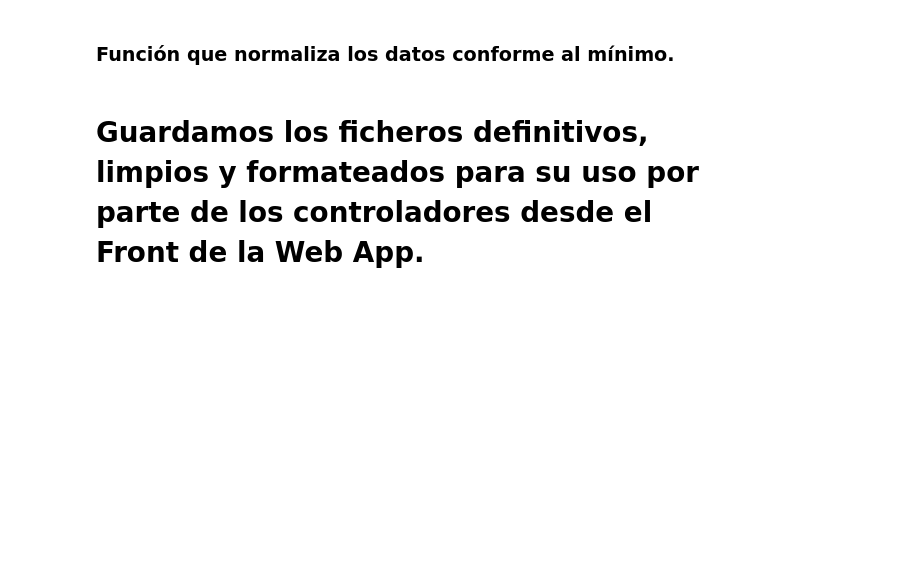
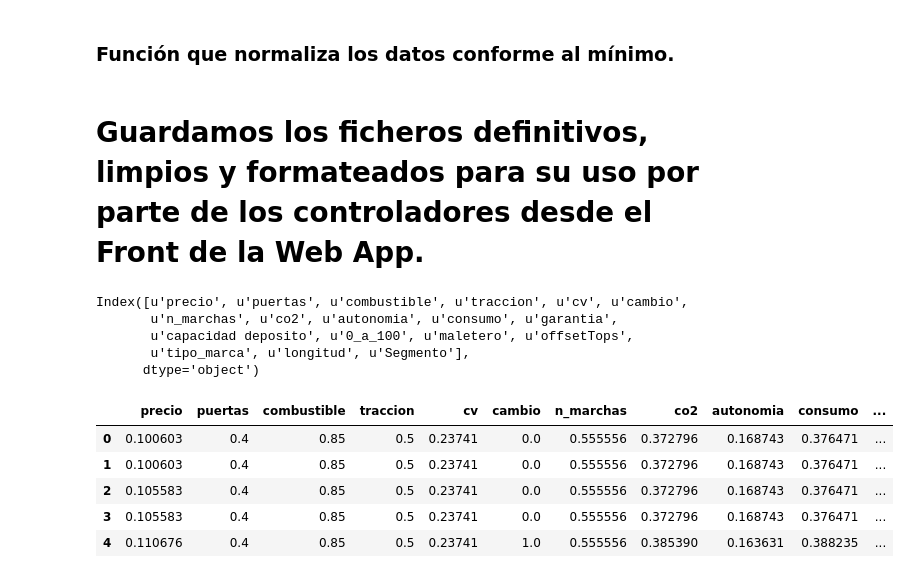
Before and after one commit to prealfer/TFM_Recomendador_de_automoviles, a Jupyter notebook: 3.Limpieza y ordenacion de datos.ipynb, the cells around one changed output. Cells and saved outputs as stored; diff of their text form; code cells hidden in the pictures; blank space fills up the shorter version.

```diff
--- a/3.Limpieza y ordenacion de datos.ipynb
+++ b/3.Limpieza y ordenacion de datos.ipynb
@@ -39,6 +50,8 @@ maleteros.rename(columns={'Marca': 'marca', 'marca-modelo': 'modelo', 'Maletero'
 
 ### - No entran en el objetivo definido por negocio.
 ### - Sus características generarían 'outliers' (no del todo).
+# %%
+df = datos
 # %%
 borrar_volkswagen = ['CADDY','CARAVELLE','CRAFTER','TRANSPORTER', 'UP COMERCIAL']
 borrar_toyota = ['LAND CRUISER COMERCIAL', 'PROACE', 'PROACE VERSO']
@@ -406,3 +421,20 @@ normalizada = normalize(datos_sin_normalizar)
 df_listado = df4[['marca','modelo','version','precio','segmento']]
 df_listado.to_csv('listado.csv',encoding='utf-8')
 normalizada.to_csv('normalizado.csv',encoding='utf-8')
+# %%
+normalizada.columns
+# %% [output]
+Index([u'precio', u'puertas', u'combustible', u'traccion', u'cv', u'cambio',
+       u'n_marchas', u'co2', u'autonomia', u'consumo', u'garantia',
+       u'capacidad deposito', u'0_a_100', u'maletero', u'offsetTops',
+       u'tipo_marca', u'longitud', u'Segmento'],
+      dtype='object')
+# %%
+normalizada.head()
+# %% [output]
+|  | precio | puertas | combustible | traccion | cv | cambio | n_marchas | co2 | autonomia | consumo | ... |
+| 0 | 0.100603 | 0.4 | 0.85 | 0.5 | 0.23741 | 0.0 | 0.555556 | 0.372796 | 0.168743 | 0.376471 | ... |
+| 1 | 0.100603 | 0.4 | 0.85 | 0.5 | 0.23741 | 0.0 | 0.555556 | 0.372796 | 0.168743 | 0.376471 | ... |
+| 2 | 0.105583 | 0.4 | 0.85 | 0.5 | 0.23741 | 0.0 | 0.555556 | 0.372796 | 0.168743 | 0.376471 | ... |
+| 3 | 0.105583 | 0.4 | 0.85 | 0.5 | 0.23741 | 0.0 | 0.555556 | 0.372796 | 0.168743 | 0.376471 | ... |
+| 4 | 0.110676 | 0.4 | 0.85 | 0.5 | 0.23741 | 1.0 | 0.555556 | 0.385390 | 0.163631 | 0.388235 | ... |
```
Also changed, not shown: parts of 2 cells of this notebook.
